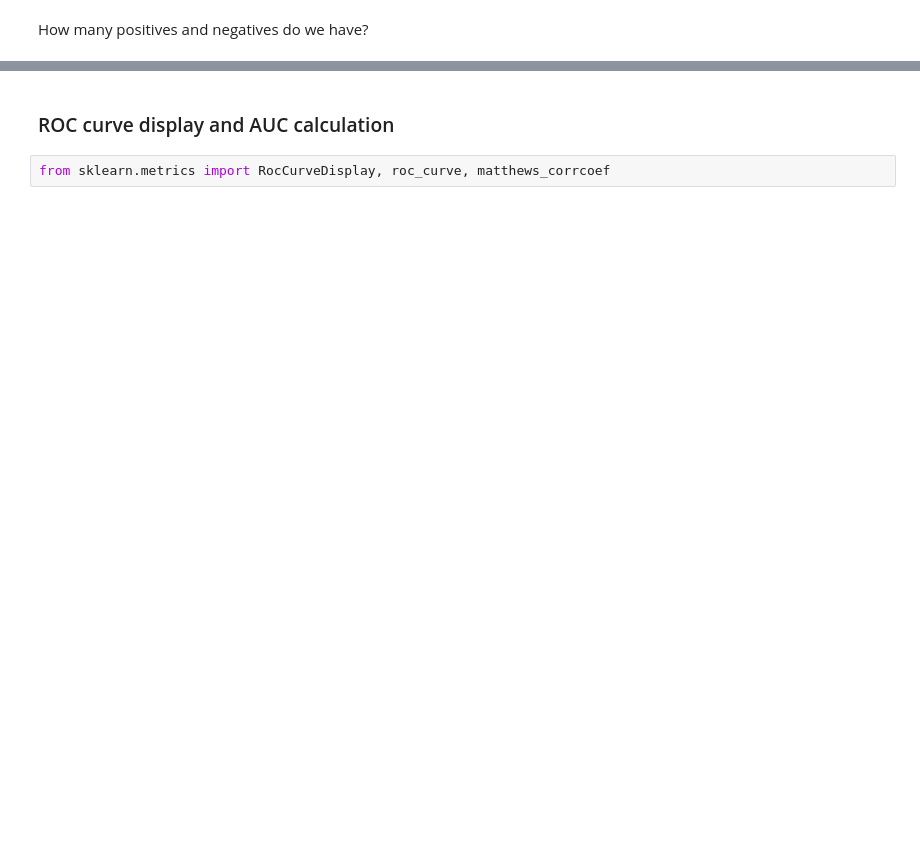
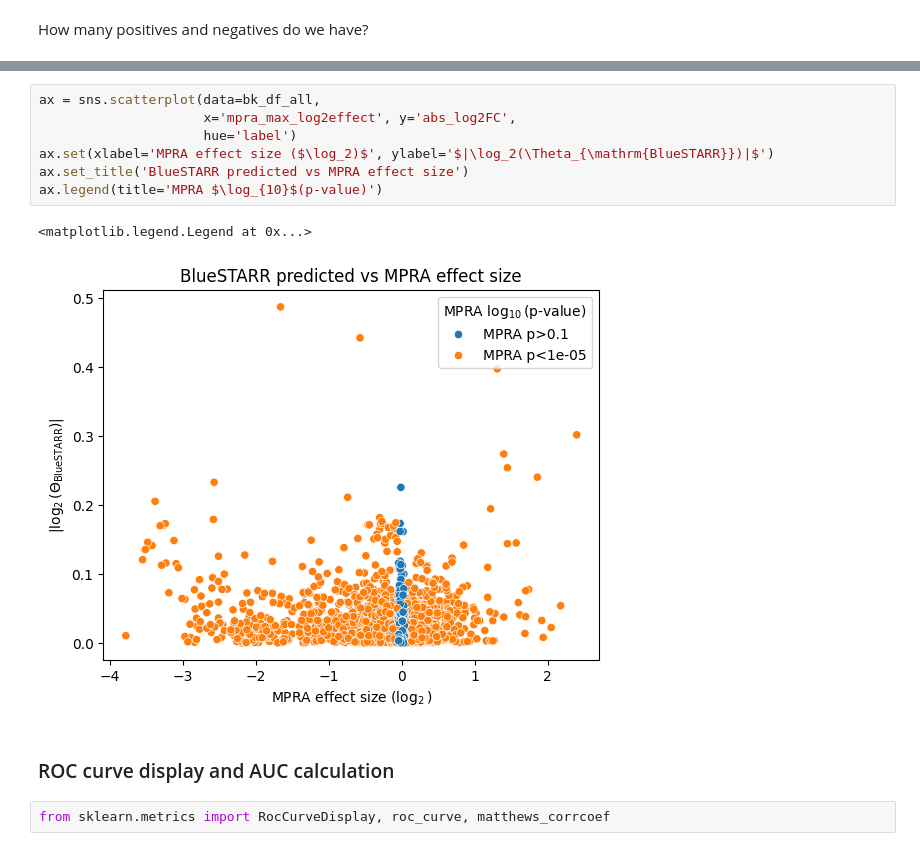
Before and after one commit to Duke-IGVF/BlueSTARR-viz, a Jupyter notebook: preds/Kircher-vs-BlueSTARR-preds.ipynb, the cells around one changed output, grey strips where cells are left out. Saved outputs shown, nothing was run; the diff lists cells and outputs as text; blank space fills up the shorter version.

```diff
--- a/preds/Kircher-vs-BlueSTARR-preds.ipynb
+++ b/preds/Kircher-vs-BlueSTARR-preds.ipynb
@@ -166,3 +176,13 @@ Name: count, dtype: int64
+# %%
+ax = sns.scatterplot(data=bk_df_all,
+                     x='mpra_max_log2effect', y='abs_log2FC',
+                     hue='label')
+ax.set(xlabel='MPRA effect size ($\log_2)$', ylabel='$|\log_2(\Theta_{\mathrm{BlueSTARR}})|$')
+ax.set_title('BlueSTARR predicted vs MPRA effect size')
+ax.legend(title='MPRA $\log_{10}$(p-value)')
+# %% [output]
+<matplotlib.legend.Legend at 0x...>
+[figure, added]
 # %% [markdown]
 ### ROC curve display and AUC calculation
 # %%
```
Also changed, not shown: parts of 20 cells of this notebook.
